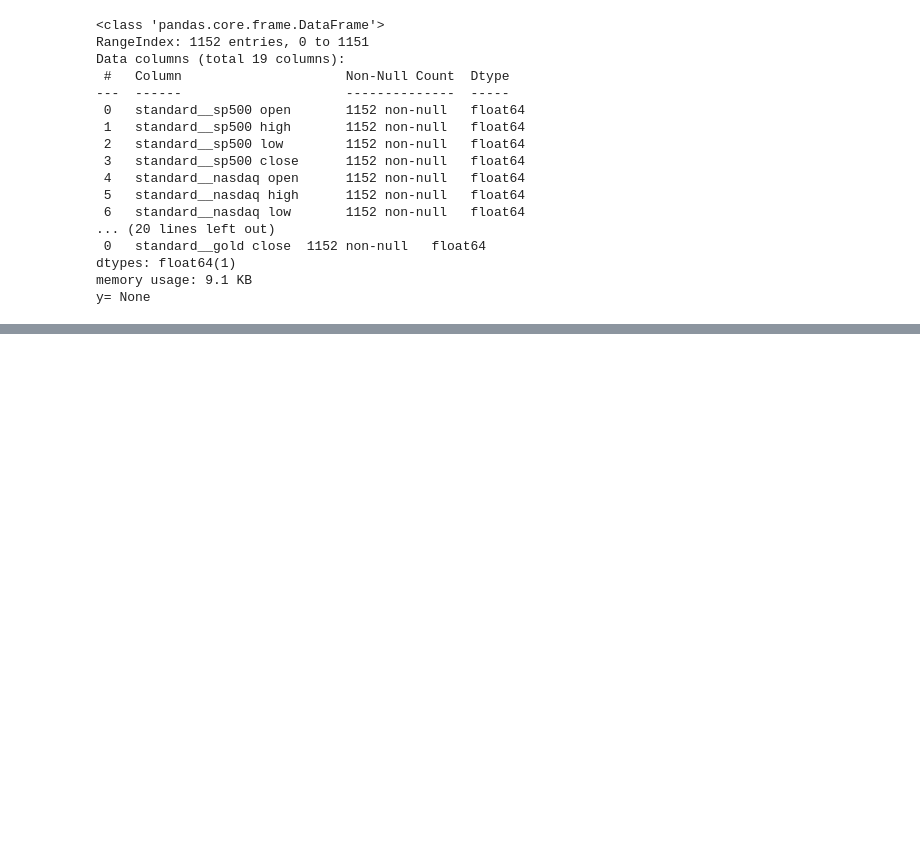
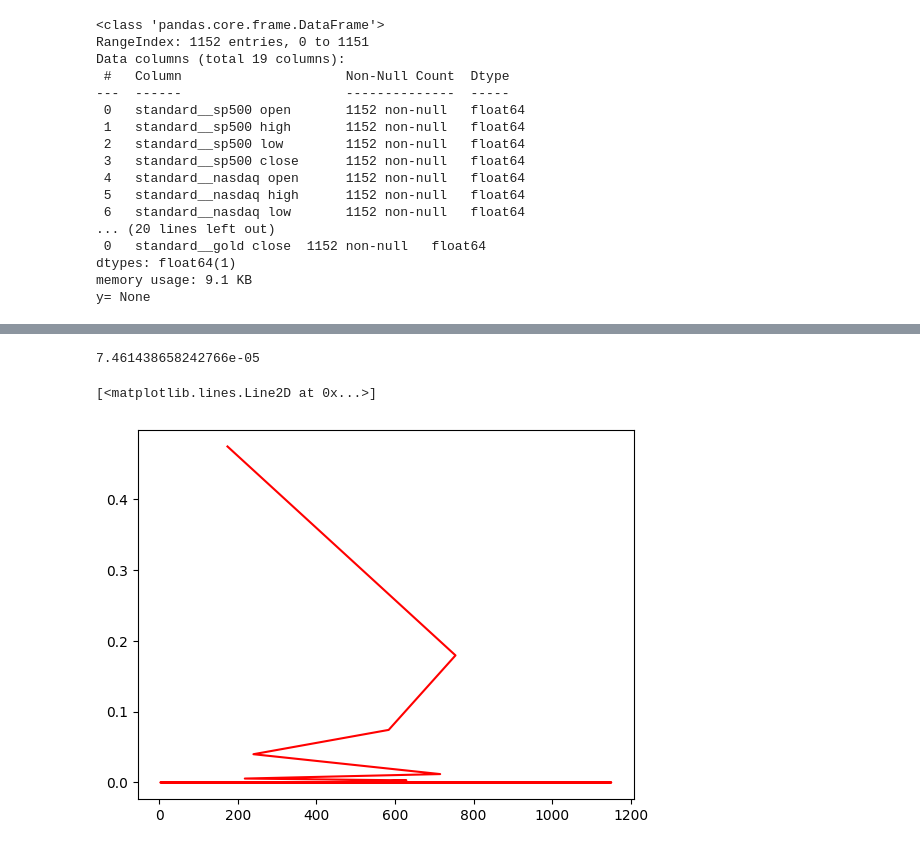
Before and after one commit to jairobernardesjunior/016_Financial_regression_project_predict_gold_price, a Jupyter notebook: 02 pgp_treina.ipynb, the cells around one changed output, grey strips where cells are left out. Drawn from its saved outputs; the diff is of its cells as text; code cells hidden in the pictures; blank space fills up the shorter version.

```diff
--- a/02 pgp_treina.ipynb
+++ b/02 pgp_treina.ipynb
@@ -236,11 +237,10 @@ to_len = len(X)
 # treinando o modelo ARIMA
 import statsmodels.api as sm
 
-model_arima = sm.tsa.arima.ARIMA(endog= Y_train, exog= X_train_arima, order=[1,0,0])
-model_fit = model_arima.fit()
+model_arima = sm.tsa.arima.ARIMA(endog= Y_train, exog= X_train_ARIMA, order=[1,0,0])
+ARIMAModel = model_arima.fit()
 
-error_training_arima = mean_squared_error(Y_train, model_fit.fittedvalues)
-predicated = model_fit.predict(start= tr_len -1, end= to_len -1, exog= X_test_arima)[1:]
-error_test_arima = mean_squared_error(Y_test, predicated)
-#error_test_arima
+error_training_ARIMA = mean_squared_error(Y_train, ARIMAModel.fittedvalues)
+predicated = ARIMAModel.predict(start= tr_len -1, end= to_len -1, exog= X_test_ARIMA)[1:]
+error_test_ARIMA = mean_squared_error(Y_test, predicated)
 # %%
@@ -252,0 +339,13 @@ error_test_arima 7.461438658242766e-05
+# %%
+# estimar a acurácia no conjunto de validação
+predicted_tuned = model_fit.predict(start = tr_len -1 , end = to_len -1, exog = X_test_ARIMA)[1:]
+print(mean_squared_error(Y_test,predicted_tuned))
+# %% [output]
+7.461438658242766e-05
+# %%
+# plotar os dados reais comparados com os previstos
+predicted_tuned.index = Y_test.index
+pyplot.plot(np.exp(Y_test).cumprod(), 'r', label='actual',)
+# %% [output]
+[<matplotlib.lines.Line2D at 0x...>]
+[figure, added]
```
Also changed, not shown: parts of 17 cells of this notebook.
